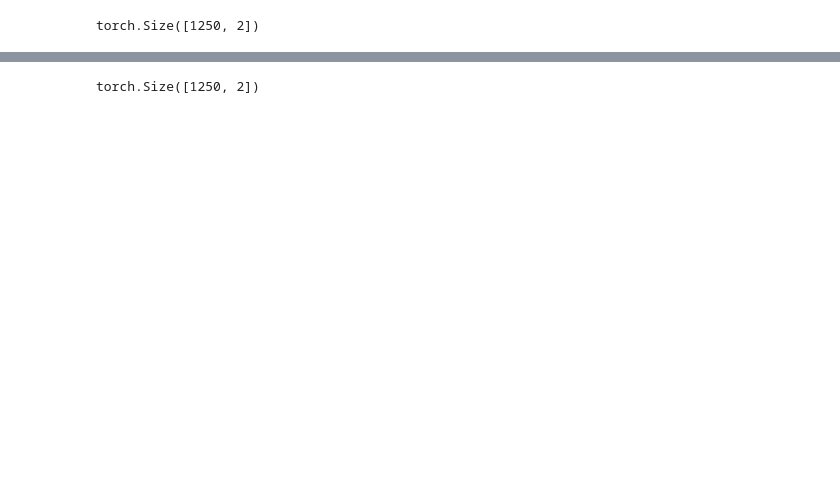
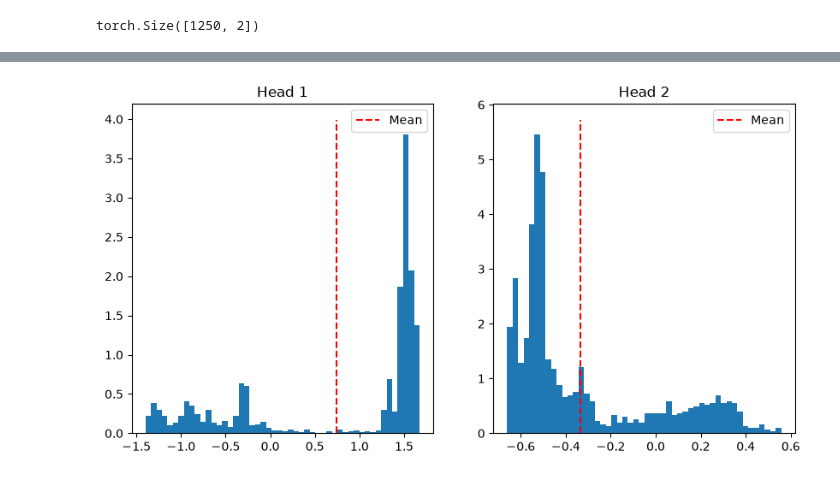
Before and after one commit to marco-cartago/EnergyBasedDensityFactorization, a Jupyter notebook: test_gauss.ipynb, the cells around one changed output, grey strips where cells are left out. Saved outputs shown, nothing was run; the diff lists cells and outputs as text; code cells hidden in the pictures; blank space fills up the shorter version.

```diff
--- a/test_gauss.ipynb
+++ b/test_gauss.ipynb
@@ -111,4 +111,21 @@ array([<Axes: title={'center': 'head 0'}>,
 # %%
-samples.shape
+energies, h = model(samples.to(DEVICE))
+h1 = h[:, 0]
+h2 = h[:, 1]
+
+plt.figure(figsize=(10, 5))
+plt.subplot(1, 2, 1)
+plt.hist(h1.detach().cpu().numpy(), bins=50, density=True,)
+plt.title("Head 1")
+#plt.xlim(-2, 2)
+plt.vlines(x=h1.mean().item(), ymin=0, ymax=plt.ylim()[1], color="red", linestyle="--", label="Mean")
+plt.legend()
+plt.subplot(1, 2, 2)
+plt.hist(h2.detach().cpu().numpy(), bins=50, density=True)
+plt.vlines(x=h2.mean().item(), ymin=0, ymax=plt.ylim()[1], color="red", linestyle="--", label="Mean")
+plt.legend()
+plt.title("Head 2")
+#plt.xlim(-2, 2)
+plt.show()
 # %% [output]
-torch.Size([1250, 2])
+[figure, added]
```
Also changed, not shown: parts of 7 cells of this notebook.
